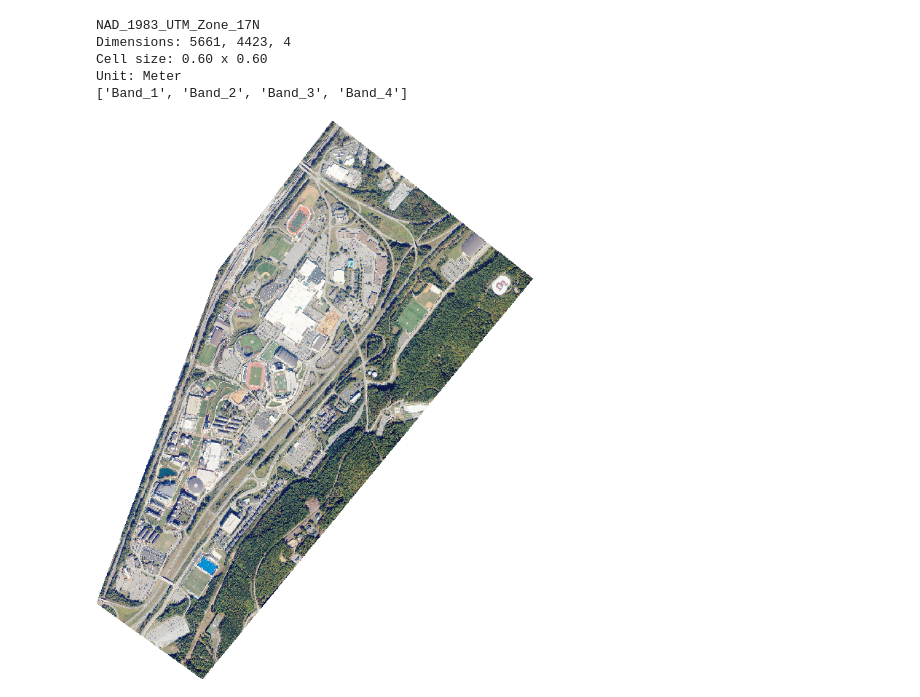
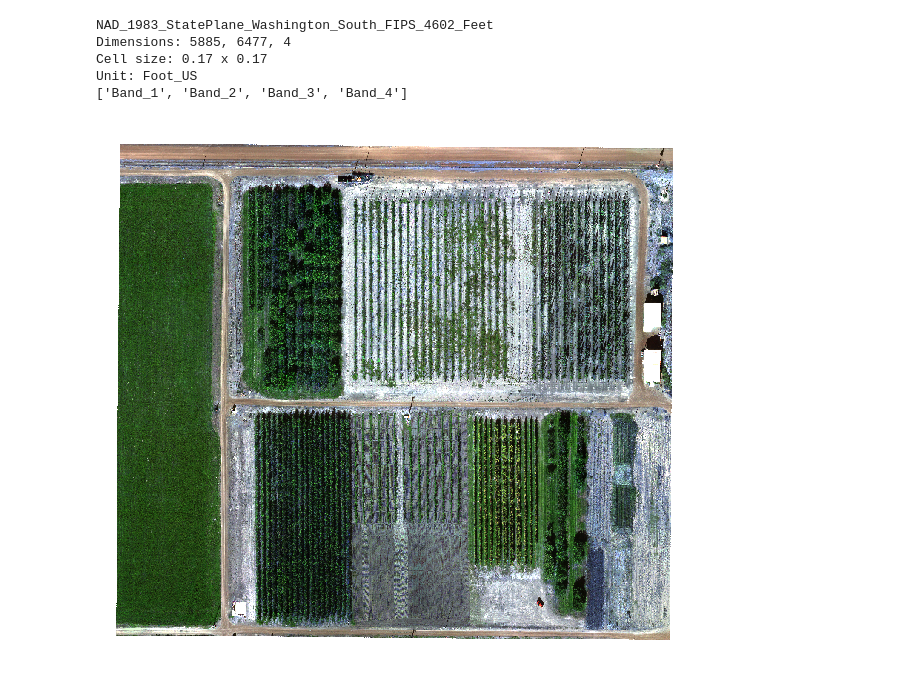
Before and after one commit to tuckerhindle/geog650-gis-programming, a Jupyter notebook: raster-geoprocessing/raster-geoprocessing-arcpy.ipynb, the cells around one changed output. Drawn from its saved outputs; the diff is of its cells as text; code cells hidden in the pictures.

```diff
--- a/raster-geoprocessing/raster-geoprocessing-arcpy.ipynb
+++ b/raster-geoprocessing/raster-geoprocessing-arcpy.ipynb
@@ -4,7 +4,8 @@ import arcpy
 arcpy.env.workspace = r'C:\Users\thindle2016\OneDrive - Liberty University\geog650\data'
 arcpy.env.overwriteOutput = True
 # %%
-r = arcpy.Raster('VA_LUCampus_NAIP_Multispectral_20231013.tif')
+#r = arcpy.Raster('VA_LUCampus_NAIP_Multispectral_20231013.tif')
+r = arcpy.Raster('WA_Orchard_UAV_Multispectral_201910.tif')
 
 print(r.spatialReference.name)
 print(f'Dimensions: {r.height}, {r.width}, {r.bandCount}')
@@ -12,16 +13,16 @@ print(f'Cell size: {r.meanCellHeight:.2f} x {r.meanCellWidth:.2f}')
 print(f'Unit: {r.spatialReference.linearUnitName}')
 print(r.bandNames)
 # %% [output]
-NAD_1983_UTM_Zone_17N
-Dimensions: 5661, 4423, 4
-Cell size: 0.60 x 0.60
-Unit: Meter
+NAD_1983_StatePlane_Washington_South_FIPS_4602_Feet
+Dimensions: 5885, 6477, 4
+Cell size: 0.17 x 0.17
+Unit: Foot_US
 ['Band_1', 'Band_2', 'Band_3', 'Band_4']
 # %%
-# Rendering natural color band combination
-rgb = arcpy.Render(r, {'bands': [1, 2, 3]})
+# Rendering natural color band combination with linear standard deviation stretch
+rgb = arcpy.Render(r, {'bands': [1, 2, 3], 'numberOfStandardDeviations': 2})
 rgb
 # %% [output]
-[figure, old version]
+[figure, new version]
 # %%
 # Rendering natural color band combination
```
Also changed, not shown: parts of 3 cells of this notebook.
